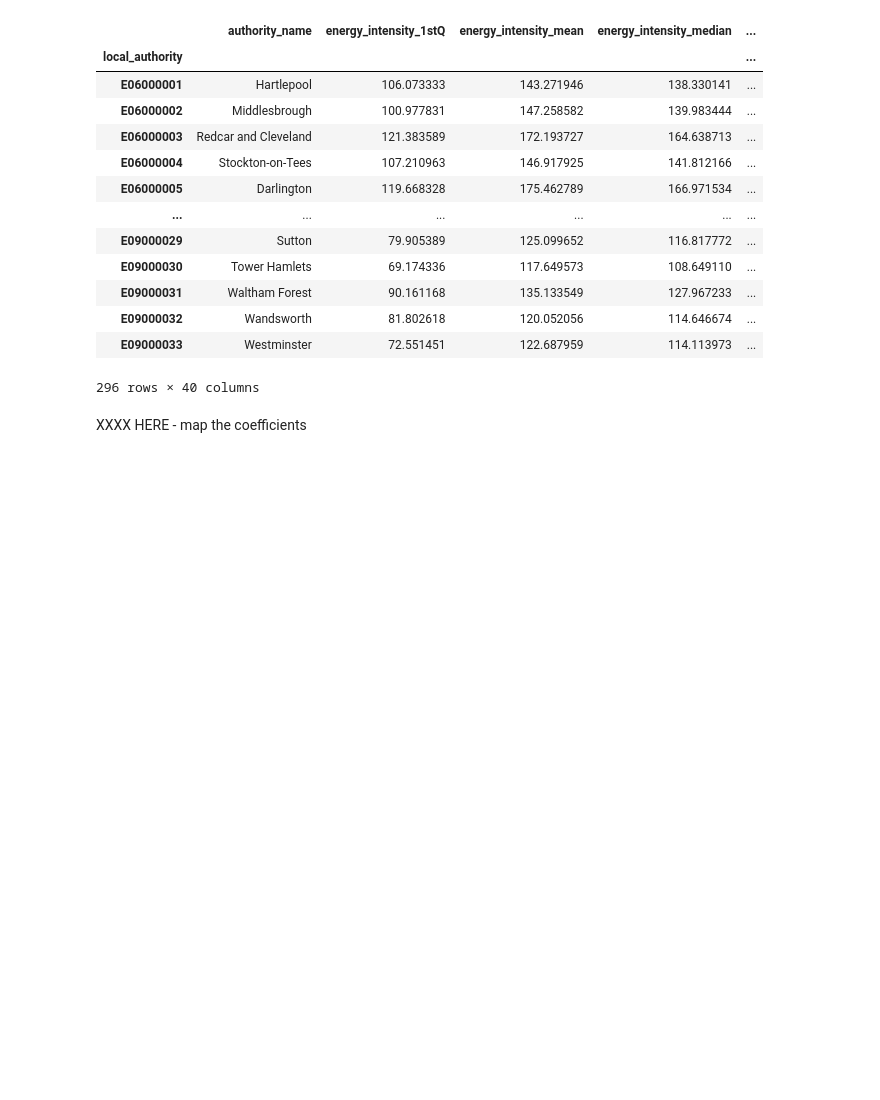
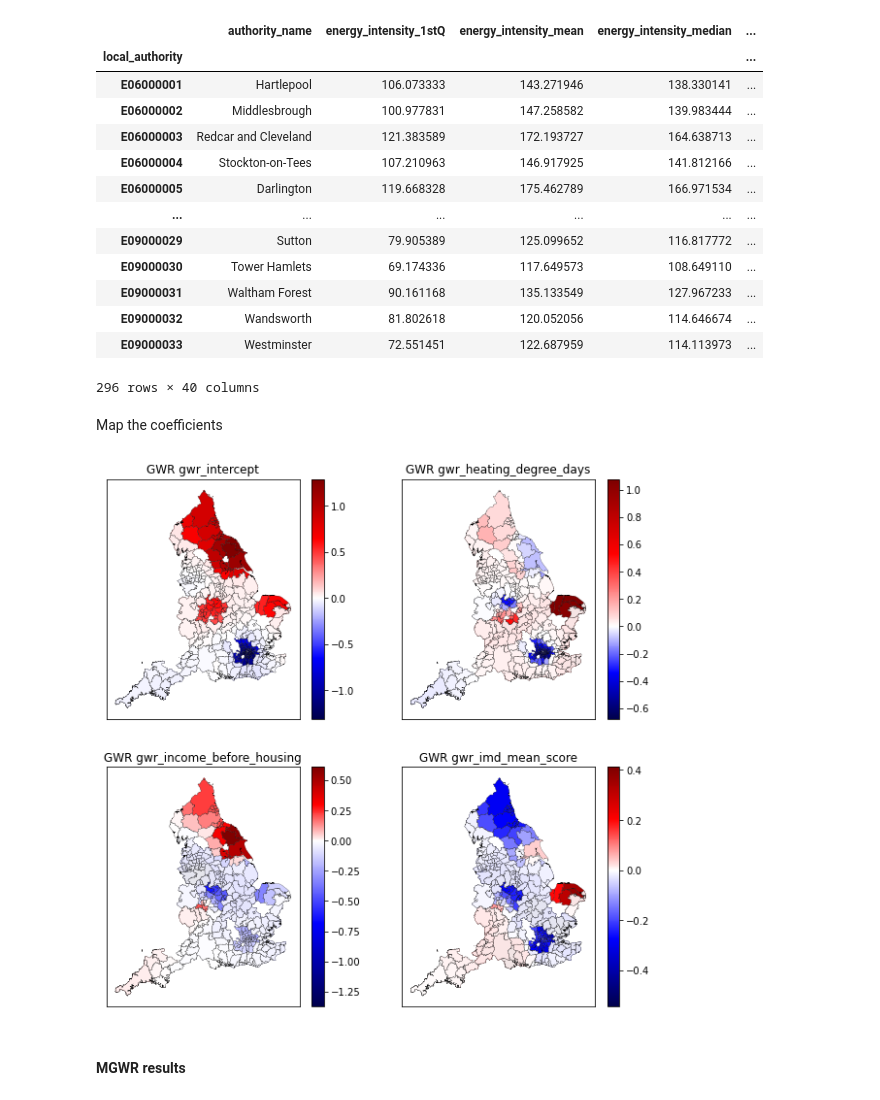
Before and after one commit to anetobradley/energy_flex, a Jupyter notebook: 02-EnergyModel/Energy_Intensity_Analysis/energy_intensity_analysis.ipynb, the cells around one changed output. Saved outputs shown, nothing was run; the diff lists cells and outputs as text; code cells hidden in the pictures; blank space fills up the shorter version.

```diff
--- a/02-EnergyModel/Energy_Intensity_Analysis/energy_intensity_analysis.ipynb
+++ b/02-EnergyModel/Energy_Intensity_Analysis/energy_intensity_analysis.ipynb
@@ -472,7 +473,7 @@ print(f"Dropped {len(energy_intensity)-len(energy_intensity_gwr)} rows that had
       f"({len(energy_intensity)}->{len(energy_intensity_gwr)})")
 
 # Centroids of each area
-coords = list(zip(energy_intensity_gwr.centroid.x, energy_intensity_gwr.centroid.x))
+coords = list(zip(energy_intensity_gwr.centroid.x, energy_intensity_gwr.centroid.y))
 
 # Prepare the list structures for the variables
 y = energy_intensity_gwr[y_column].values.reshape((-1,1))  # (makes shape (321,1))
@@ -488,6 +489,15 @@ Calibrate GWR model
 # %%
+# GWR with one bandwidth:
 gwr_selector = Sel_BW(coords, y, X)
 gwr_bw = gwr_selector.search(bw_min=2)
-print(f"Bandwidth: {gwr_bw}")
+print(f"GWR Bandwidth: {gwr_bw}")
 gwr_results = GWR(coords, y, X, gwr_bw).fit()
+gwr_filtered_t = gwr_results.filter_tvals()  # For filtering out insignificant parameters
+
+# MGWR with multiple bandwidths
+mgwr_selector = Sel_BW(coords, y, X, multi=True)
+mgwr_bw = mgwr_selector.search(multi_bw_min=[2])
+print(f"MGWR Bandwidths: {mgwr_bw}")
+mgwr_results = MGWR(coords, y, X, mgwr_selector).fit()
+mgwr_filtered_t = mgwr_results.filter_tvals()  # For filtering out insignificant parameters
 # %% [output]
@@ -559,4 +572,53 @@ energy_intensity_gwr
 | E09000033 | Westminster | 72.551451 | 122.687959 | 114.113973 | ... |
 296 rows × 40 columns
 # %% [markdown]
-XXXX HERE - map the coefficients
+Map the coefficients
+# %%
+SCALED_CMAP = True  # Can choose a standard colourmap or one that is scaled so that 0 is in the middle
+
+fig, axes = plt.subplots(nrows=2, ncols=2, figsize=(10,10))
+
+
+# Loop over each axis and each of the four parameters simultaneously:
+for (ax, col) in zip(axes.flatten(), ["gwr_intercept"] + [f"gwr_{col}" for col in x_columns] ):
+
+    if not SCALED_CMAP: # Use a standard colourmap
+        colour_map = "RdYlBu"
+        #colour_map = "OrRd"
+
+    else:  # SCale the colourmap (see https://pysal.org/notebooks/model/mgwr/MGWR_Georgia_example.html)
+        colour_map = plt.cm.seismic
+        vmax = energy_intensity_gwr[col].max()
+        vmin = energy_intensity_gwr[col].min()
+        #If all values are negative use the negative half of the colormap
+        if (vmin < 0) & (vmax < 0):
+            colour_map = truncate_colormap(colour_map, 0.0, 0.5)
+            #If all values are positive use the positive half of the colormap
+        elif (vmin > 0) & (vmax > 0):
+            colour_map = truncate_colormap(colour_map, 0.5, 1.0)
+        #Otherwise, there are positive and negative values so the colormap so zero is the midpoint
+        else:
+            colour_map = shift_colormap(colour_map, start=0.0, midpoint=1 - vmax/(vmax + abs(vmin)), stop=1.)
+
+    # Plot
+    energy_intensity_gwr.plot(column=col, cmap=colour_map, edgecolor='k', alpha=1.0,
+                      linewidth=0.2, legend=True, ax=ax)
+
+    # Filter out any insignificant parameters
+    if (gwr_filtered_t[:,0] == 0).any():
+        energy_intensity_gwr[gwr_filtered_t[:,0] == 0].plot(color="white", edgecolor='k',
+                                                            alpha=0.9, linewidth=0.2, legend=False, ax=ax)
+
+
+    # Titles etc.
+    ax.set_title(f"GWR {col}")
+    ax.get_xaxis().set_visible(False)
+    ax.get_yaxis().set_visible(False)
+
+    ## Mask out non significant
+    #energy_intensity.loc[~energy_intensity.Gs_sig]\
+    #    .plot(alpha=0.5, color="white", edgecolor='k', linewidth=0.0, ax=ax1)
+# %% [output]
+[figure, added]
+# %% [markdown]
+#### MGWR results
```
Also changed, not shown: parts of 21 cells of this notebook.
